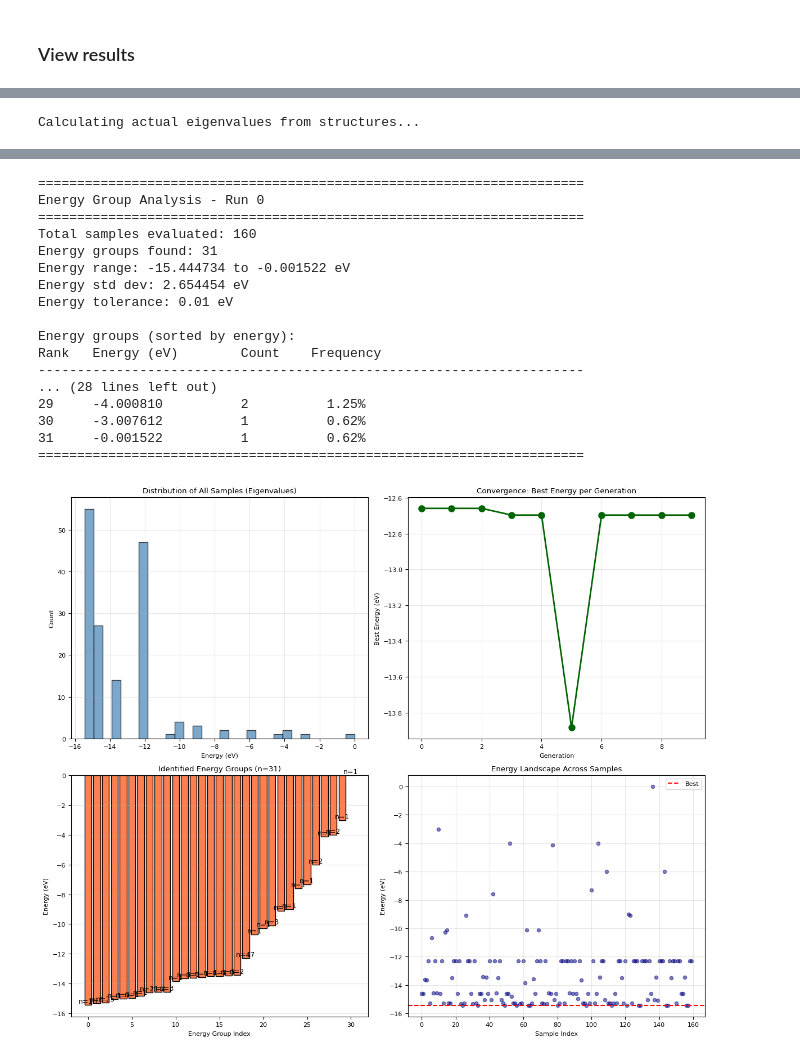
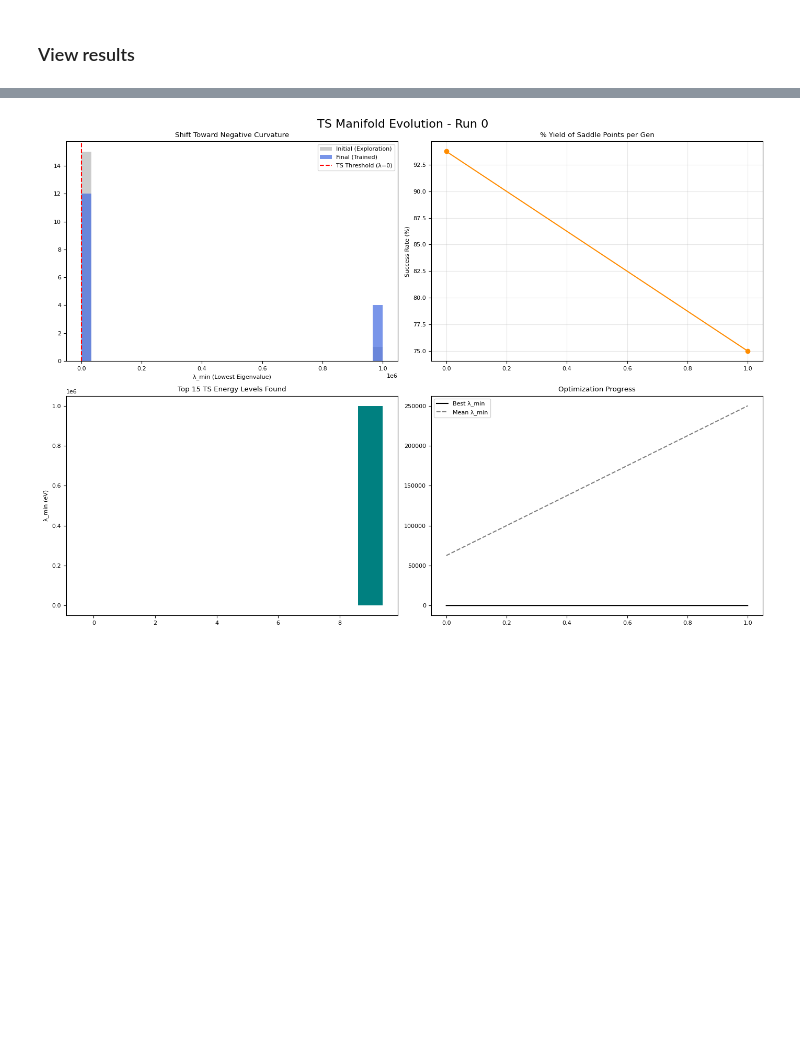
Before and after one commit to cimun/charlx_ts, a Jupyter notebook: test_run.ipynb, the cells around one changed output, grey strips where cells are left out. Saved outputs shown, nothing was run; the diff lists cells and outputs as text; code cells hidden in the pictures; blank space fills up the shorter version.

```diff
--- a/test_run.ipynb
+++ b/test_run.ipynb
@@ -403,6 +280,18 @@ lj_cluster_rand, max_span, dimensions, symbols, rep = load_lj_cluster(
     randomize=True,
     random_seed=0,
 )
+
+
+au_cluster_rand, max_span, dimensions, symbols, rep = load_lj_cluster(
+    n_atoms=N_ATOMS,
+    wales_path=pathlib.Path("data/wales"),
+    randomize=True,
+    random_seed=SEED,
+    element="Au",
+    name="Au",
+)
+
+
 founder = Atoms(symbols, np.reshape(lj_cluster_rand, (-1, 3)))
 
 #plot_atoms_without_axes(founder)
@@ -441,8 +330,9 @@ ts_optimizer = AtomsTSOptimizer(
     founder_atoms=founder,
     fixer=fixer,
     calc="LJ",
+    #calc="mace/mace-omat-0-medium.model",
     fmax=0.001,
-    steps=1000,
+    steps=500,
     logfile=None,
     multiproc=True,
     n_proc=16,
@@ -454,7 +344,7 @@ ts_optimizer = AtomsTSOptimizer(
 
 # Initialize condition around the origin
 condition_obj = OriginCondition(
-    n_atoms=relaxer.free_n_atoms,
+    n_atoms=ts_optimizer.free_n_atoms,
     target=1.0,
     kwargs={"cond_threshold": max_span},
 )
@@ -468,8 +358,8 @@ es_config = dict(
     ts_optimizer=ts_optimizer,
     conditions=(condition_obj, KNNNoveltyCondition()),
     popsize=16,
-    n_gens=10,
-    sigma_init=1.0,
+    n_gens=2,
+    sigma_init=0.1,
     selection_pressure=20.0,
     elite_ratio=0.15,
     crossover_ratio=0.125,
@@ -496,7 +386,7 @@ nn_config = dict(
 # Initialize diffusion model
 diff = "GGDDIM"
 diff_config = dict(
-    num_steps=5000,
+    num_steps=1000,
     lamba_range=1.0,
     geometry="radial",
     axis=None,
@@ -525,4 +415,12 @@ eigenval_objective = CorrectedApplyLimitsObjective(
     maximize=True,
     dim=ts_optimizer.dimensions,
 )
+# %%
+# Define destination path for output data
+dst = f"output/{rep}"
+dst += f"_P-{es_config["popsize"]}"
+dst += f"_G-{es_config["n_gens"]}"
+dst += f"_F-{ts_optimizer.fmax}"
+dst += f"_S-{ts_optimizer.steps}"
+dst += f"_U-{diff_config['upper_threshold']:.3f}"
 # %%
@@ -919,13 +811,14 @@ def analyze_es_energy_groups(h5_filename, run_id=0, obj_params=None, energy_tole
 # %%
 # Analyze ES convergence and minima found
-h5_file = evo[0]  # First element of evo tuple is the h5_filename
-run_id = evo[1]   # Second element is the run_id
+#h5_file = "output/LJ-7_P-32_G-10_F-0.001_S-1000_U-2.337/ES_CHARLX-objective_evaluate_population_with_calc.h5"  # evo[0]  # First element of evo tuple is the h5_filename
+#h5_file = "output/LJ-7_P-16_G-15_F-0.001_S-1000_U-2.337/ES_CHARLX-objective_minimize_eigenval.h5"
+h5_file = evo[0]
+run_id = 0 # evo[1]   # Second element is the run_id
 
-convergence_analysis = analyze_es_energy_groups(
+
+convergence_analysis = analyze_ts_performance_robust(
     h5_file,
     run_id=run_id,
-    obj_params=ts_optimizer.encode_params(),
-    plot=True
+    #obj_params=ts_optimizer.encode_params()
 )
 # %% [output]
-Calculating actual eigenvalues from structures...
@@ -966,18 +825 @@ cuequivariance or cuequivariance_torch is not available. Cuequivariance accelera
-======================================================================
-Energy Group Analysis - Run 0
-======================================================================
-Total samples evaluated: 160
-Energy groups found: 31
-Energy range: -15.444734 to -0.001522 eV
-Energy std dev: 2.654454 eV
-Energy tolerance: 0.01 eV
-
-Energy groups (sorted by energy):
-Rank   Energy (eV)        Count    Frequency
-----------------------------------------------------------------------
-... (28 lines left out)
-29     -4.000810          2          1.25%
-30     -3.007612          1          0.62%
-31     -0.001522          1          0.62%
-======================================================================
-[figure, old version]
+[figure, new version]
```
Also changed, not shown: parts of 17 cells of this notebook.
